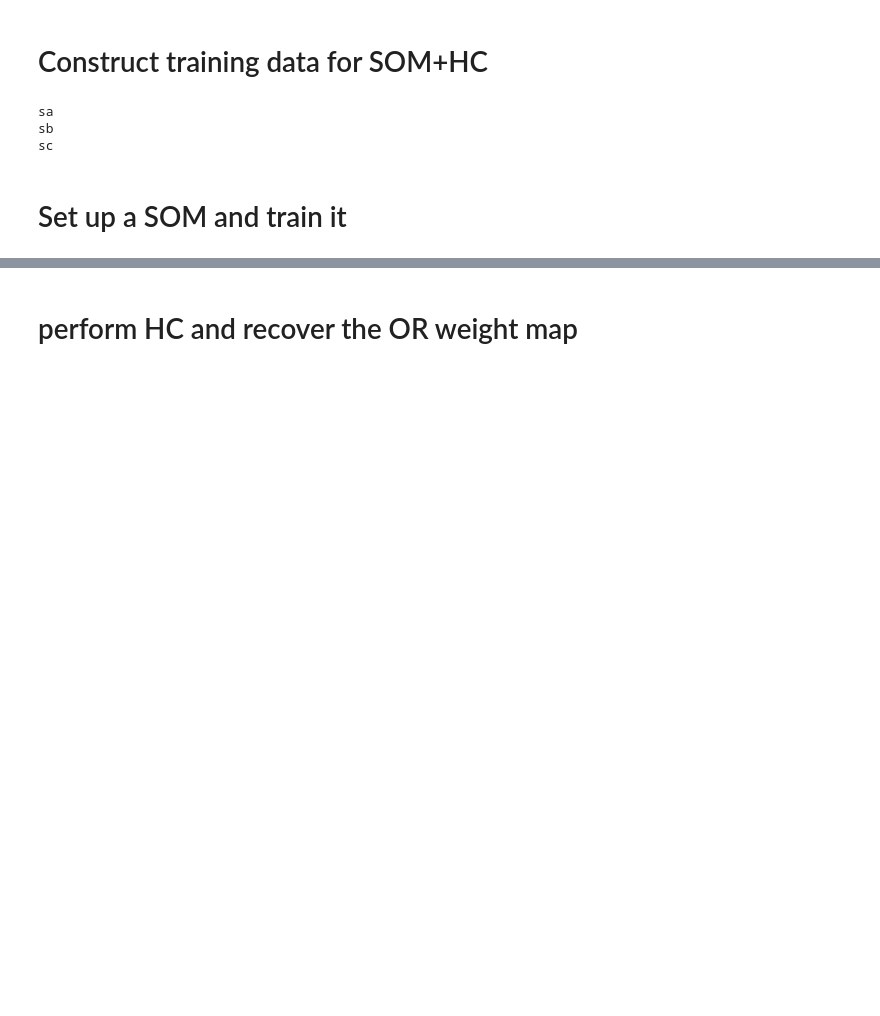
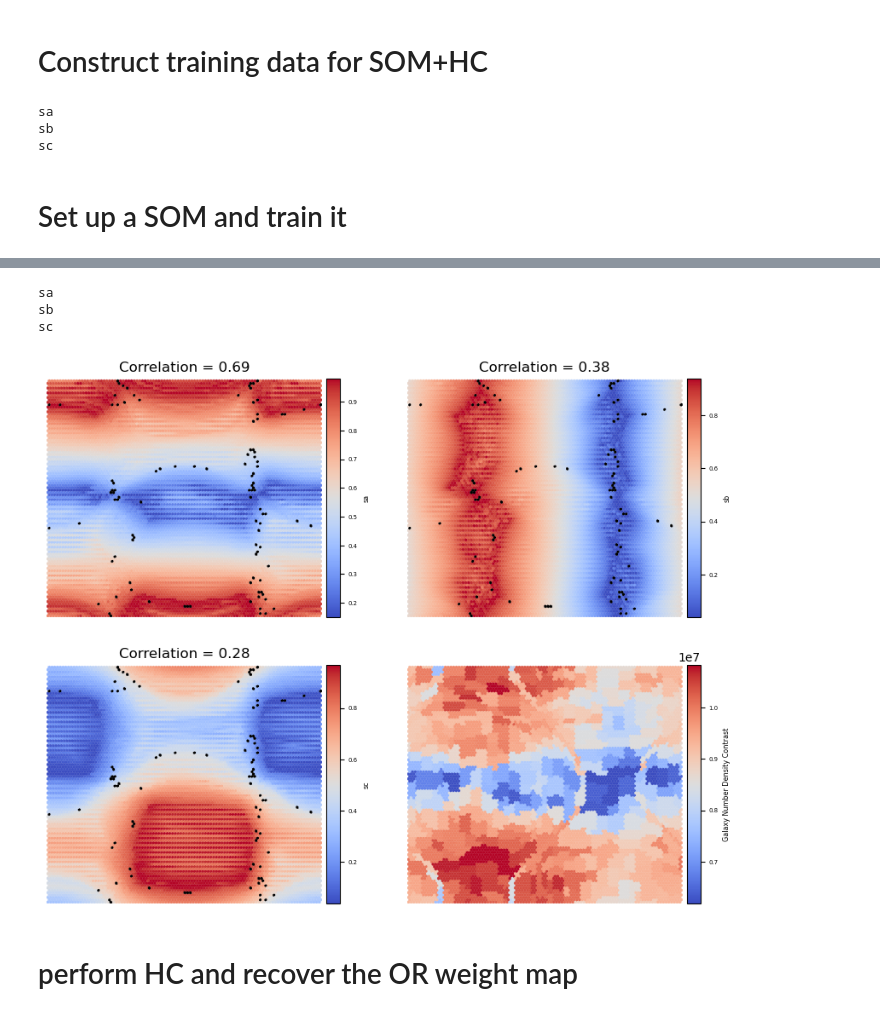
Before and after one commit to yanzastro/tiaogeng, a Jupyter notebook: code/notebooks/glass_validation_sample.ipynb, the cells around one changed output, grey strips where cells are left out. Drawn from its saved outputs; the diff is of its cells as text; code cells hidden in the pictures; blank space fills up the shorter version.

```diff
--- a/code/notebooks/glass_validation_sample.ipynb
+++ b/code/notebooks/glass_validation_sample.ipynb
@@ -24,7 +24,7 @@ mpl.rcParams['figure.dpi'] = 100
 # %%
 p3 = np.poly1d([0.2, 0.8])
 p2 = np.poly1d([-0.2, 1])
-p1_tri = generate_mocksys.trig_func(0.05, 0.5, 0, 0.8)
+p1_tri = generate_mocksys.trig_func(0.01, 0.5, 0, 0.8)
 p1_lin = np.poly1d([0.15, 0])
 p1 = lambda x: p1_tri(x)+p1_lin(x)
 p4 = np.poly1d([-0.2, 1, 0.5])
@@ -55,8 +55,8 @@ dz = (z[-1]-z[0])/z.size
 dndz = np.exp(-(z-0.3)**2/2/0.1**2)   # assume some simple n(z)
 dndz /= (dndz.sum()*dz)
 
-Ns_Nmap = 512
-Ns_wmap = 512
+Ns_Nmap = 1024
+Ns_wmap = 1024
 # %% [markdown]
 # Define the configuration of tiles
 # %%
@@ -93,10 +93,10 @@ config_sys_b = {'xmean_fluc':.1,
                 'shift': 1}
 
 config_sys_c = {'upper': 1,
-                'lower': 0.3}
+                'lower': 0.2}
 
 sys_names = ['sa', 'sb', 'sc']
-sys_depfuncs = {'sa':lambda x: 1-p1(x), 'sb': lambda x: 1-p3(x), 'sc': lambda x: 1-p4(x)}
+sys_depfuncs = {'sa':lambda x: 1-p4(x), 'sb': lambda x: 1-p3(x), 'sc': lambda x: 1-p1(x)}
 
 systematics = {'sa':generate_mocksys.type_A_sys(test_tiles, config_sys_a),
                 'sb':generate_mocksys.type_B_sys(test_tiles, config_sys_b),
@@ -315,2 +322,39 @@ s2s.get_sys_maps()
+# %%
+import matplotlib.pyplot as plt
+
+from plot_som import *
+n_syst = len(sys_names)
+
+f, axes = plt.subplots(ncols=2, nrows=int(n_syst/2)+1, figsize=(10*2/(int(n_syst/2)+1), 8))
+sys_maps = s2s.sys_maps
+corr_dict = {}
+
+for i in range(n_syst):
+    print(sys_names[i])
+    a = sys_maps[:,:,i].reshape(-1)[~np.isnan(sys_maps[:,:,i].reshape(-1))]
+    b = ncontrast_som.reshape(-1)[~np.isnan(sys_maps[:,:,i].reshape(-1))]
+    corr = round(np.corrcoef(a, b)[0,1],2)
+    corr_dict[sys_names[i]] = corr
+    ax = axes.flatten()[i]
+    ax.set_title('Correlation = '+str(corr))
+    ax.set_aspect('equal')
+    ax.set_xticks([])
+    ax.set_yticks([])
+    plot_som(ax, sys_maps[:,:,i], topology=topology, colormap=cm.coolwarm, cbar_name=sys_names[i])
+
+ax = axes.flatten()[-1]
+ax.set_aspect('equal')
+plot_som(ax, ncontrast_som, topology=topology, colormap=cm.coolwarm,
+         cbar_name='Galaxy Number Density Contrast')
+ax.set_xticks([])
+ax.set_yticks([])
+
+if n_syst % 2 == 0:
+    axes.flatten()[-2].set_visible(False)
+# %% [output]
+sa
+sb
+sc
+[figure, added]
 # %% [markdown]
 # perform HC and recover the OR weight map
```
Also changed, not shown: parts of 16 cells of this notebook, 2 other files.
